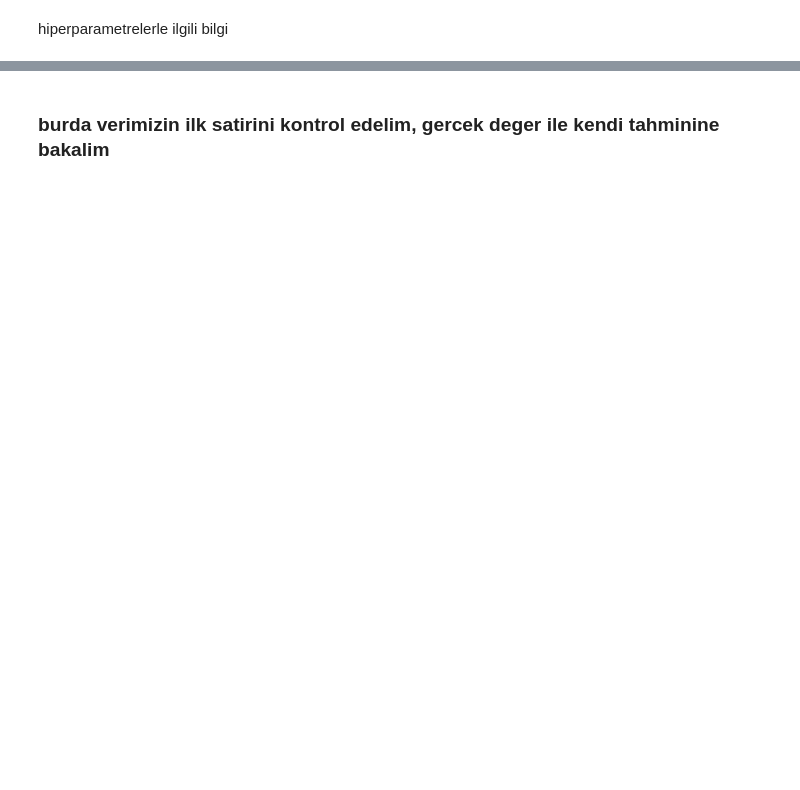
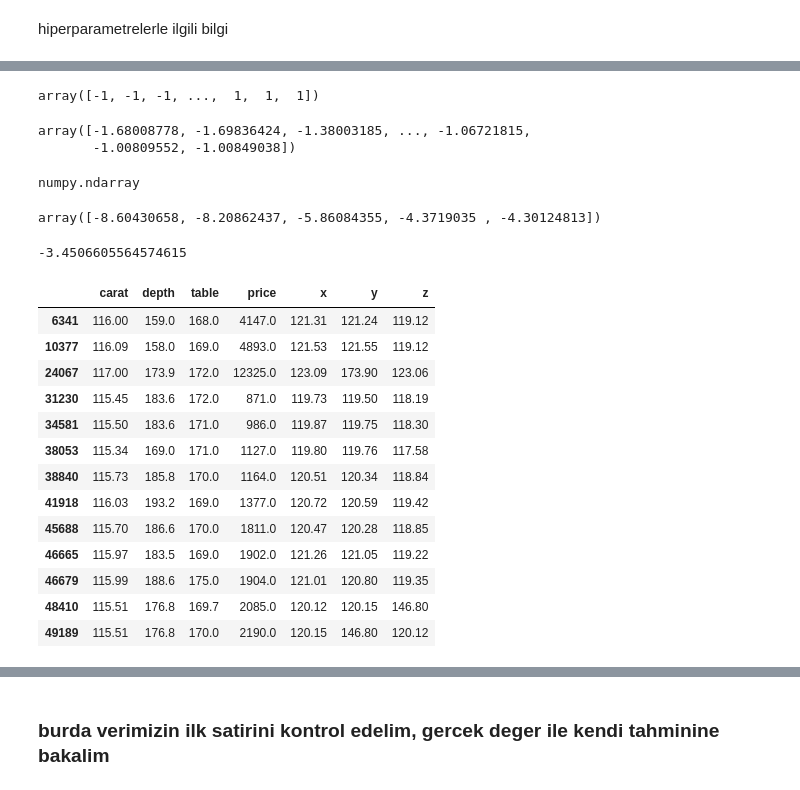
Before and after one commit to veyselaytekin1/Machine_Learning, a Jupyter notebook: ML_mySummary.ipynb, the cells around one changed output, grey strips where cells are left out. Saved outputs shown, nothing was run; the diff lists cells and outputs as text; code cells hidden in the pictures; blank space fills up the shorter version.

```diff
--- a/ML_mySummary.ipynb
+++ b/ML_mySummary.ipynb
@@ -90,0 +576,48 @@ data
+# %%
+clf = LocalOutlierFactor(n_neighbors=20, contamination=0.1) # contamination yogunlugu gösteriyormus
+# %%
+clf.fit_predict(df)
+
+#herbir göylem icin elde edilmis scorlar
+# %% [output]
+array([-1, -1, -1, ...,  1,  1,  1])
+# %%
+df_score = clf.negative_outlier_factor_
+# %%
+df_score
+# %% [output]
+array([-1.68008778, -1.69836424, -1.38003185, ..., -1.06721815,
+       -1.00809552, -1.00849038])
+# %%
+type(df_score)
+# %% [output]
+numpy.ndarray
+# %%
+np.sort(df_score)[:5]    #-8 ile baslayan en outlier olan
+# %% [output]
+array([-8.60430658, -8.20862437, -5.86084355, -4.3719035 , -4.30124813])
+# %%
+esik_deger = np.sort(df_score)[13]  #diyorum ki bu esik deger olsun,bunun altindakiler ve üstündekiler
+esik_deger
+# %% [output]
+-3.4506605564574615
+# %%
+LOF_outlier = df[df_score < esik_deger]
+LOF_outlier
+
+#burda tek yönlü olan boxplot'a göre daha az outlier cikti
+# %% [output]
+|  | carat | depth | table | price | x | y | z |
+| 6341 | 116.00 | 159.0 | 168.0 | 4147.0 | 121.31 | 121.24 | 119.12 |
+| 10377 | 116.09 | 158.0 | 169.0 | 4893.0 | 121.53 | 121.55 | 119.12 |
+| 24067 | 117.00 | 173.9 | 172.0 | 12325.0 | 123.09 | 173.90 | 123.06 |
+| 31230 | 115.45 | 183.6 | 172.0 | 871.0 | 119.73 | 119.50 | 118.19 |
+| 34581 | 115.50 | 183.6 | 171.0 | 986.0 | 119.87 | 119.75 | 118.30 |
+| 38053 | 115.34 | 169.0 | 171.0 | 1127.0 | 119.80 | 119.76 | 117.58 |
+| 38840 | 115.73 | 185.8 | 170.0 | 1164.0 | 120.51 | 120.34 | 118.84 |
+| 41918 | 116.03 | 193.2 | 169.0 | 1377.0 | 120.72 | 120.59 | 119.42 |
+| 45688 | 115.70 | 186.6 | 170.0 | 1811.0 | 120.47 | 120.28 | 118.85 |
+| 46665 | 115.97 | 183.5 | 169.0 | 1902.0 | 121.26 | 121.05 | 119.22 |
+| 46679 | 115.99 | 188.6 | 175.0 | 1904.0 | 121.01 | 120.80 | 119.35 |
+| 48410 | 115.51 | 176.8 | 169.7 | 2085.0 | 120.12 | 120.15 | 146.80 |
+| 49189 | 115.51 | 176.8 | 170.0 | 2190.0 | 120.15 | 146.80 | 120.12 |
```
Also changed, not shown: parts of 88 cells of this notebook, 1 other file.
